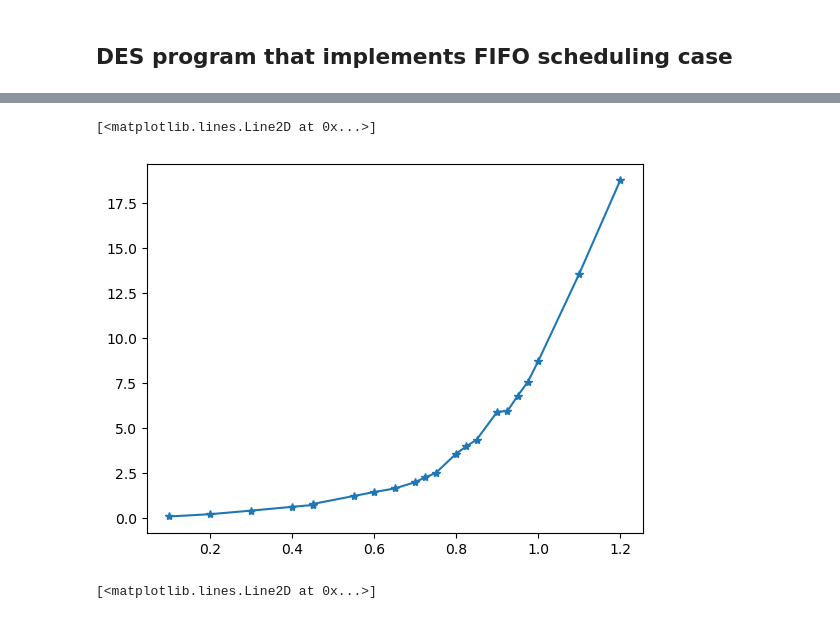
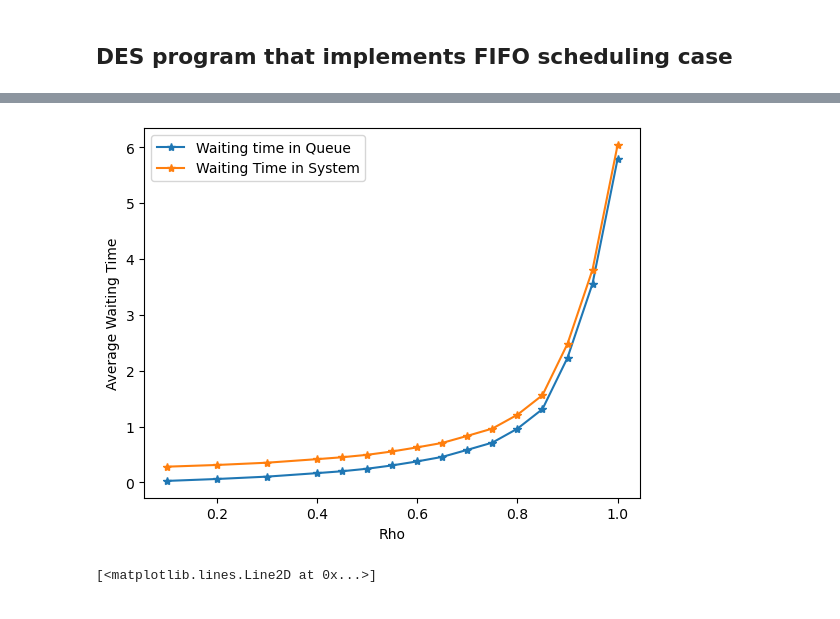
Before and after one commit to gajera-divya/Stochastic_simulations, a Jupyter notebook: SS_Kenia_Divya_Thomas_Assignment2.ipynb, the cells around one changed output, grey strips where cells are left out. Saved outputs shown, nothing was run; the diff lists cells and outputs as text; code cells hidden in the pictures.

Commit message:
Changed Simulation duration to 300

```diff
--- a/SS_Kenia_Divya_Thomas_Assignment2.ipynb
+++ b/SS_Kenia_Divya_Thomas_Assignment2.ipynb
@@ -103,7 +87,7 @@ class g:
     arrival_rate = 1
     service_rate = 2
     number_of_servers = 1
-    sim_duration = 200
+    sim_duration = 300
     number_of_runs = 10
 
 class Customer:
@@ -223,15 +207,19 @@ def estimate_waiting_times(type_queue, RHO, MU, n):
     return mean_queue, mean_sojourn, mean_service
 # %%
 MU = 4
-RHO = [0.1, 0.2,0.3, 0.4, 0.45, 0.45, 0.55, 0.6, 0.65,0.7,0.725, 0.75, 0.8,0.825, 0.85, 0.9, 0.925,0.95, 0.975,1.0, 1.1,1.2]
+RHO = [0.1, 0.2, 0.3, 0.4, 0.45, 0.5, 0.55, 0.6, 0.65, 0.7, 0.75, 0.8, 0.85, 0.9, 0.95, 1.0]
 num_sim = [5, 10, 25, 50, 100, 150, 500, 1000]
 # %%
 est_mean, est_sojourn, est_service = estimate_waiting_times("MMn", RHO, MU, 1)
-# %%
-plt.plot(RHO, np.array(est_mean), "*-")
-# %% [output]
-[<matplotlib.lines.Line2D at 0x...>]
-[figure, removed]
+# %%
+plt.plot(RHO, np.array(est_mean), "*-", label= "Waiting time in Queue")
+plt.plot(RHO, np.array(est_sojourn), "*-", label="Waiting Time in System")
+plt.xlabel("Rho")
+plt.ylabel("Average Waiting Time")
+plt.legend()
+plt.show()
+# %% [output]
+[figure, added]
 # %%
 plt.plot(RHO, np.array(est_sojourn), "*-")
 # %% [output]
```
Also changed, not shown: parts of 6 cells of this notebook.
